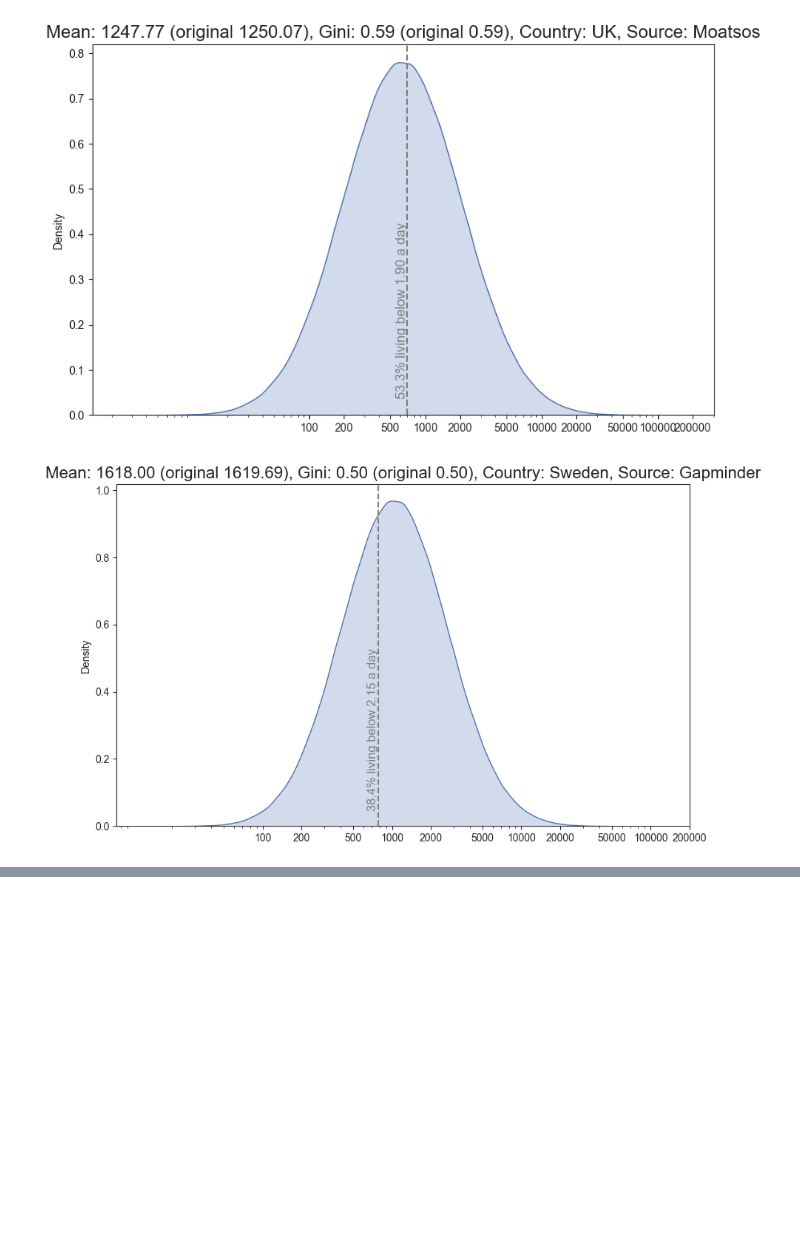
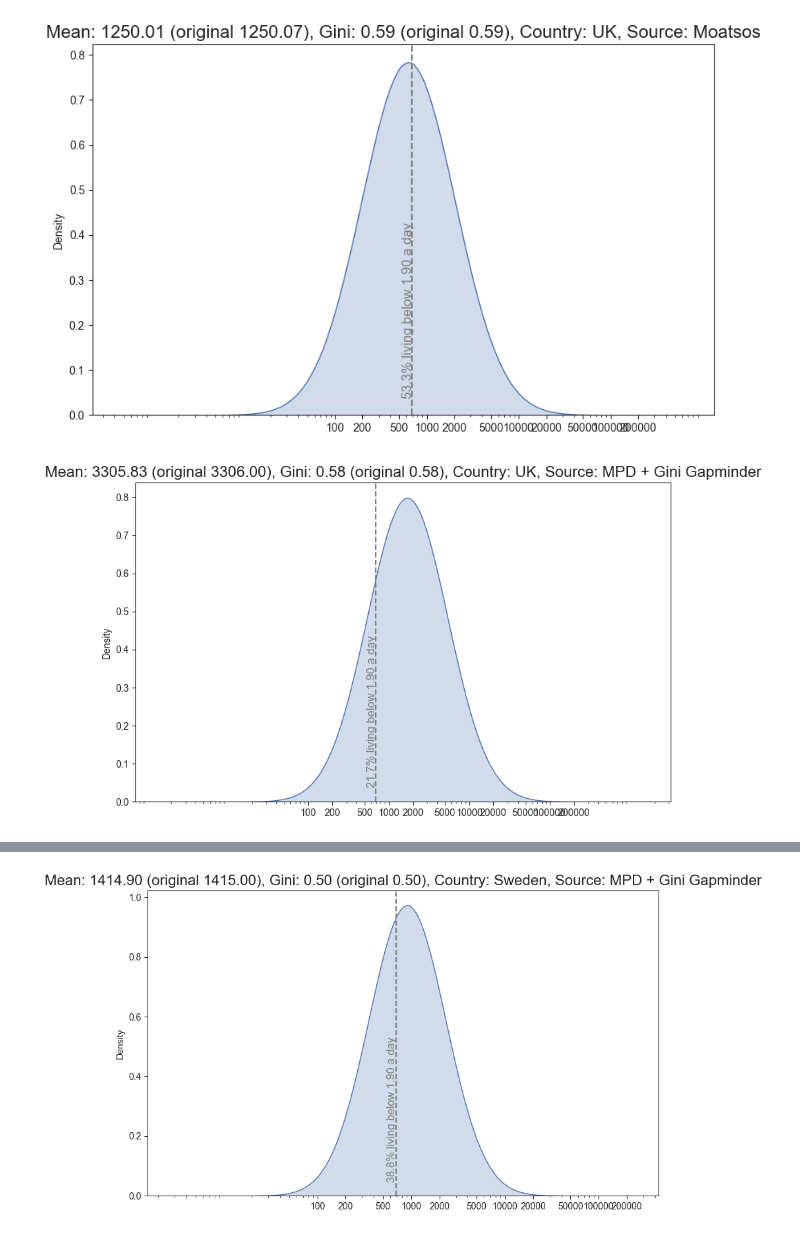
Before and after one commit to owid/notebooks, a Jupyter notebook: PabloArriagada/distribution_generator/historic_distributions.ipynb, the cells around one changed output, grey strips where cells are left out. Drawn from its saved outputs; the diff is of its cells as text; code cells hidden in the pictures; blank space fills up the shorter version.

Commit message:
:sparkles: add more charts

```diff
--- a/PabloArriagada/distribution_generator/historic_distributions.ipynb
+++ b/PabloArriagada/distribution_generator/historic_distributions.ipynb
@@ -6,7 +6,7 @@ import matplotlib.pyplot as plt
 import seaborn as sns
 
 
-def generate_synthetic_data_from_mean_gini(target_mean, target_gini, size=1_000_000, seed=4):
+def generate_synthetic_data_from_mean_gini(target_mean, target_gini, size=100_000_000, seed=2_000):
     """
     Generate synthetic data from a lognormal distribution that approximates a given mean and Gini coefficient.
 
@@ -34,7 +34,7 @@ def generate_synthetic_data_from_mean_gini(target_mean, target_gini, size=1_000_
         mean = np.exp(mu + sigma**2 / 2)
         gini = lognormal_gini(sigma)
         # Weighted sum to prioritize Gini matching (since mean is easier to match)
-        return (mean - target_mean) ** 2 + 100 * (gini - target_gini) ** 2
+        return 1 * (mean - target_mean) ** 2 + 100 * (gini - target_gini) ** 2
 
     def gini(array: np.ndarray) -> float:
         # Use the definition for population Gini
@@ -68,9 +68,13 @@ def generate_synthetic_data_from_mean_gini(target_mean, target_gini, size=1_000_
 
 synthetic_data_uk_gapminder, generated_mean_uk_gapminder, generated_gini_uk_gapminder, target_mean_uk_gapminder, target_gini_uk_gapminder = generate_synthetic_data_from_mean_gini(target_mean=3784.226727, target_gini=0.5845)
 synthetic_data_uk_moatsos, generated_mean_uk_moatsos, generated_gini_uk_moatsos, target_mean_uk_moatsos, target_gini_uk_moatsos = generate_synthetic_data_from_mean_gini(target_mean=1250.072, target_gini=0.5927)
+synthetic_data_uk_mpd_gapminder, generated_mean_uk_mpd_gapminder, generated_gini_uk_mpd_gapminder, target_mean_uk_mpd_gapminder, target_gini_uk_mpd_gapminder = generate_synthetic_data_from_mean_gini(target_mean=3306, target_gini=0.5845)
+synthetic_data_uk_mpd_moatsos, generated_mean_uk_mpd_moatsos, generated_gini_uk_mpd_moatsos, target_mean_uk_mpd_moatsos, target_gini_uk_mpd_moatsos = generate_synthetic_data_from_mean_gini(target_mean=3306, target_gini=0.5927)
 
 synthetic_data_sweden_gapminder, generated_mean_sweden_gapminder, generated_gini_sweden_gapminder, target_mean_sweden_gapminder, target_gini_sweden_gapminder = generate_synthetic_data_from_mean_gini(target_mean=1619.685668, target_gini=0.4956)
 synthetic_data_sweden_moatsos, generated_mean_sweden_moatsos, generated_gini_sweden_moatsos, target_mean_sweden_moatsos, target_gini_sweden_moatsos = generate_synthetic_data_from_mean_gini(target_mean=445.4332, target_gini=0.5544166)
+synthetic_data_sweden_mpd_gapminder, generated_mean_sweden_mpd_gapminder, generated_gini_sweden_mpd_gapminder, target_mean_sweden_mpd_gapminder, target_gini_sweden_mpd_gapminder = generate_synthetic_data_from_mean_gini(target_mean=1415, target_gini=0.4956)
+synthetic_data_sweden_mpd_moatsos, generated_mean_sweden_mpd_moatsos, generated_gini_sweden_mpd_moatsos, target_mean_sweden_mpd_moatsos, target_gini_sweden_mpd_moatsos = generate_synthetic_data_from_mean_gini(target_mean=1415, target_gini=0.5544166)
 # %%
 def plot_synthetic_data(data, mean, gini, original_mean, original_gini, country, source, ipl):
 
@@ -152,6 +156,26 @@ plot_synthetic_data(
     ipl=1.90,
 )
 plot_synthetic_data(
+    data=synthetic_data_uk_mpd_gapminder,
+    mean=generated_mean_uk_mpd_gapminder,
+    gini=generated_gini_uk_mpd_gapminder,
+    original_mean=target_mean_uk_mpd_gapminder,
+    original_gini=target_gini_uk_mpd_gapminder,
+    country="UK",
+    source="MPD + Gini Gapminder",
+    ipl=1.90,
+)
+plot_synthetic_data(
+    data=synthetic_data_uk_mpd_moatsos,
+    mean=generated_mean_uk_mpd_moatsos,
+    gini=generated_gini_uk_mpd_moatsos,
+    original_mean=target_mean_uk_mpd_moatsos,
+    original_gini=target_gini_uk_mpd_moatsos,
+    country="UK",
+    source="MPD + Gini Moatsos",
+    ipl=1.90,
+)
+plot_synthetic_data(
     data=synthetic_data_sweden_gapminder,
     mean=generated_mean_sweden_gapminder,
     gini=generated_gini_sweden_gapminder,
@@ -171,4 +195,24 @@ plot_synthetic_data(
     source="Moatsos",
     ipl=1.90,
 )
+plot_synthetic_data(
+    data=synthetic_data_sweden_mpd_gapminder,
+    mean=generated_mean_sweden_mpd_gapminder,
+    gini=generated_gini_sweden_mpd_gapminder,
+    original_mean=target_mean_sweden_mpd_gapminder,
+    original_gini=target_gini_sweden_mpd_gapminder,
+    country="Sweden",
+    source="MPD + Gini Gapminder",
+    ipl=1.90,
+)
+plot_synthetic_data(
+    data=synthetic_data_sweden_mpd_moatsos,
+    mean=generated_mean_sweden_mpd_moatsos,
+    gini=generated_gini_sweden_mpd_moatsos,
+    original_mean=target_mean_sweden_mpd_moatsos,
+    original_gini=target_gini_sweden_mpd_moatsos,
+    country="Sweden",
+    source="MPD + Gini Moatsos",
+    ipl=1.90,
+)
 # %% [output]
@@ -176,2 +220,2 @@ plot_synthetic_data(
-[figure, old version]
+[figure, new version]
-[figure, old version]
+[figure, new version]
@@ -178,0 +225 @@ plot_synthetic_data(
+[figure, added]
```
Also changed, not shown: parts of 1 cell of this notebook.
